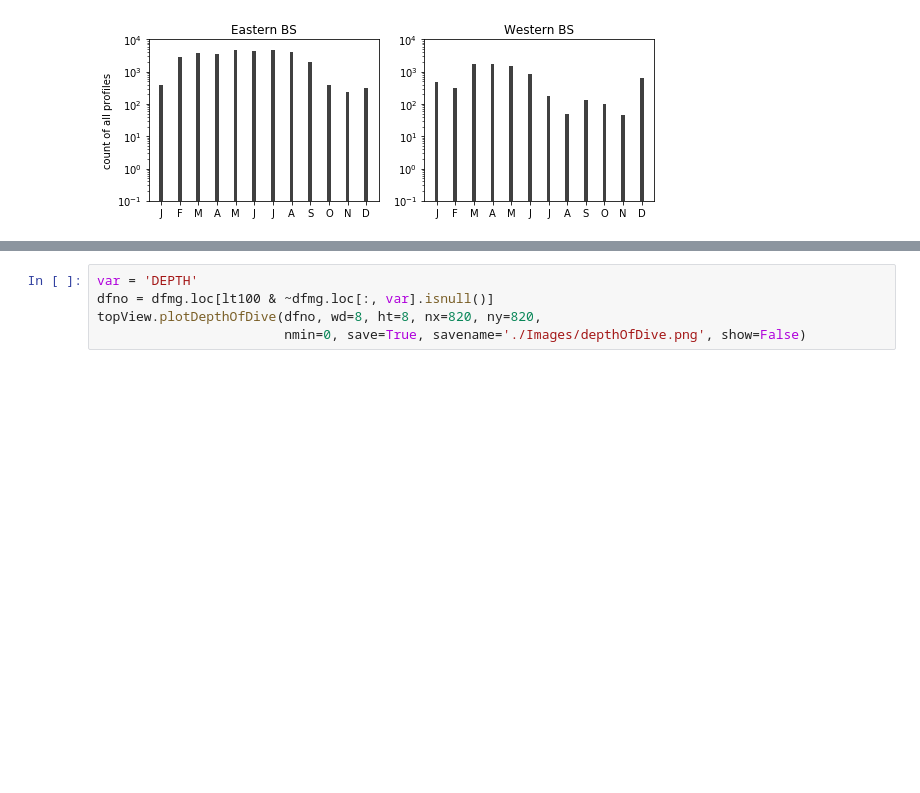
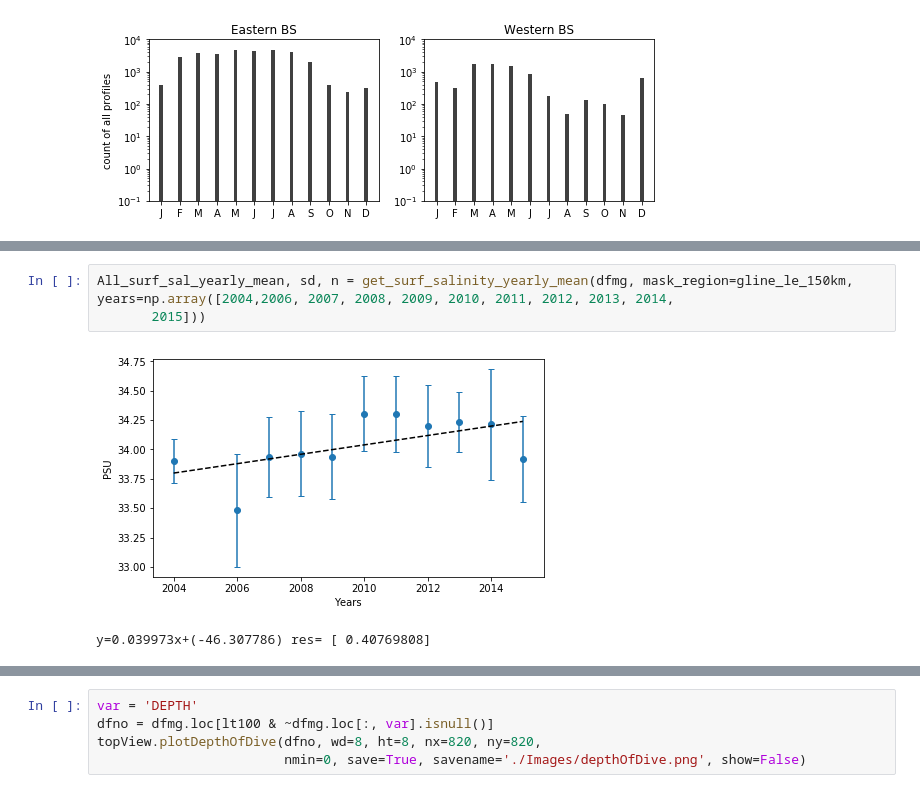
Before and after one commit to adityarn/antarctic_margins_MEOP, a Jupyter notebook: MEOP_Exploration_Part2.ipynb, the cells around one changed output, grey strips where cells are left out. Drawn from its saved outputs; the diff is of its cells as text; blank space fills up the shorter version.

```diff
--- a/MEOP_Exploration_Part2.ipynb
+++ b/MEOP_Exploration_Part2.ipynb
@@ -228,3 +242,10 @@ monthCount.plot_yearly_counts_profs(dfmg, WSO_source, WSO_prod,
+# %%
+All_surf_sal_yearly_mean, sd, n = get_surf_salinity_yearly_mean(dfmg, mask_region=gline_le_150km,
+years=np.array([2004,2006, 2007, 2008, 2009, 2010, 2011, 2012, 2013, 2014,
+       2015]))
+# %% [output]
+[figure, added]
+y=0.039973x+(-46.307786) res= [ 0.40769808]
 # %%
 var = 'PSAL_ADJUSTED'
 dfno = dfmg.loc[~dfmg.loc[:, var].isnull()]
```
Also changed, not shown: parts of 15 cells of this notebook, 13 other files.
